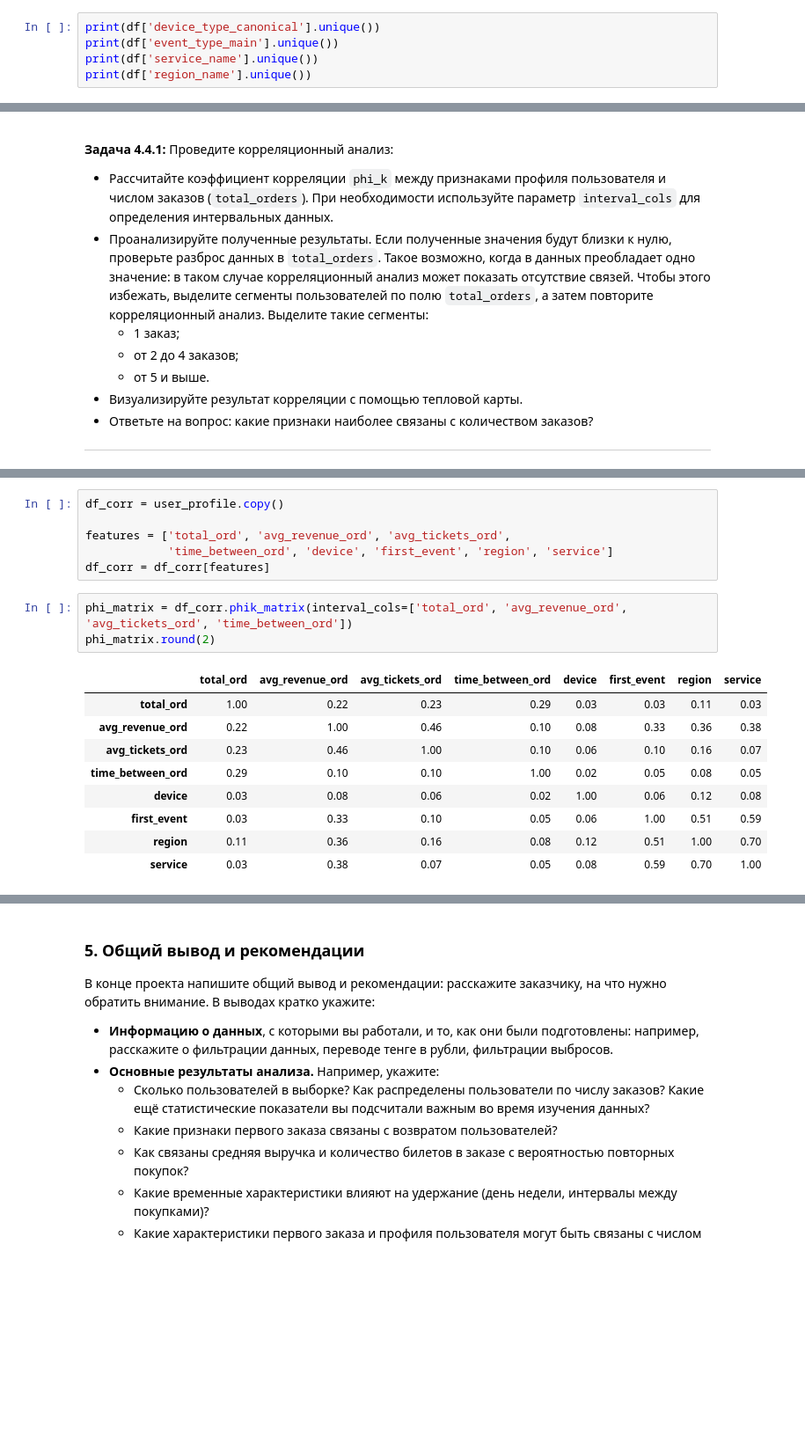
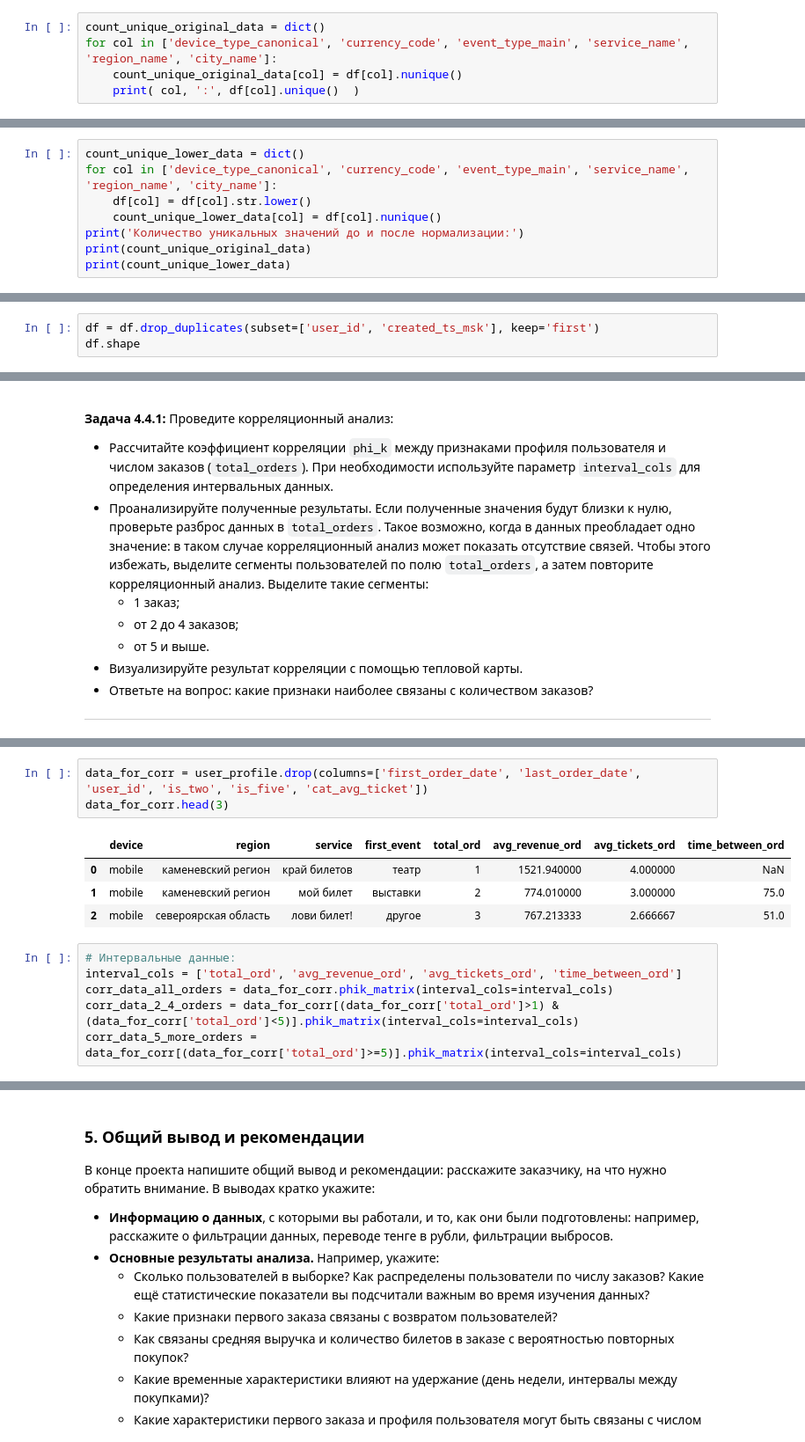
Before and after one commit to obitatel/afisha, a Jupyter notebook: Яндекс-Афиша_исследование_Юнгеров.ipynb, the cells around one changed output, grey strips where cells are left out. Shown at 88% size. Drawn from its saved outputs; the diff is of its cells as text; blank space fills up the shorter version.

```diff
--- a/Яндекс-Афиша_исследование_Юнгеров.ipynb
+++ b/Яндекс-Афиша_исследование_Юнгеров.ipynb
@@ -359,8 +466,8 @@ df[['device_type_canonical','currency_code','event_type_main']] = df[['device_ty
 # %% [markdown]
 Далее проработаем нормализацию.
 # %%
-print(df['device_type_canonical'].unique())
-print(df['event_type_main'].unique())
-print(df['service_name'].unique())
-print(df['region_name'].unique())
+count_unique_original_data = dict()
+for col in ['device_type_canonical', 'currency_code', 'event_type_main', 'service_name', 'region_name', 'city_name']:
+    count_unique_original_data[col] = df[col].nunique()
+    print( col, ':', df[col].unique()  )
 # %% [output]
@@ -385,0 +491,8 @@ Length: 81, dtype: str
+# %%
+count_unique_lower_data = dict()
+for col in ['device_type_canonical', 'currency_code', 'event_type_main', 'service_name', 'region_name', 'city_name']:
+    df[col] = df[col].str.lower()
+    count_unique_lower_data[col] = df[col].nunique()
+print('Количество уникальных значений до и после нормализации:')
+print(count_unique_original_data)
+print(count_unique_lower_data)
@@ -385,0 +523,3 @@ Length: 81, dtype: str
+# %%
+df = df.drop_duplicates(subset=['user_id', 'created_ts_msk'], keep='first')
+df.shape
@@ -1624,20 +2062,15 @@ plt.show()
 # %%
-df_corr = user_profile.copy()
-
-features = ['total_ord', 'avg_revenue_ord', 'avg_tickets_ord',
-            'time_between_ord', 'device', 'first_event', 'region', 'service']
-df_corr = df_corr[features]
+data_for_corr = user_profile.drop(columns=['first_order_date', 'last_order_date', 'user_id', 'is_two', 'is_five', 'cat_avg_ticket'])
+data_for_corr.head(3)
+# %% [output]
+|  | device | region | service | first_event | total_ord | avg_revenue_ord | avg_tickets_ord | time_between_ord |
+| 0 | mobile | каменевский регион | край билетов | театр | 1 | 1521.940000 | 4.000000 | NaN |
+| 1 | mobile | каменевский регион | мой билет | выставки | 2 | 774.010000 | 3.000000 | 75.0 |
+| 2 | mobile | североярская область | лови билет! | другое | 3 | 767.213333 | 2.666667 | 51.0 |
 # %%
-phi_matrix = df_corr.phik_matrix(interval_cols=['total_ord', 'avg_revenue_ord', 'avg_tickets_ord', 'time_between_ord'])
-phi_matrix.round(2)
+# Интервальные данные:
+interval_cols = ['total_ord', 'avg_revenue_ord', 'avg_tickets_ord', 'time_between_ord']
+corr_data_all_orders = data_for_corr.phik_matrix(interval_cols=interval_cols)
+corr_data_2_4_orders = data_for_corr[(data_for_corr['total_ord']>1) & (data_for_corr['total_ord']<5)].phik_matrix(interval_cols=interval_cols)
+corr_data_5_more_orders = data_for_corr[(data_for_corr['total_ord']>=5)].phik_matrix(interval_cols=interval_cols)
-# %% [output]
-|  | total_ord | avg_revenue_ord | avg_tickets_ord | time_between_ord | device | first_event | region | service |
-| total_ord | 1.00 | 0.22 | 0.23 | 0.29 | 0.03 | 0.03 | 0.11 | 0.03 |
-| avg_revenue_ord | 0.22 | 1.00 | 0.46 | 0.10 | 0.08 | 0.33 | 0.36 | 0.38 |
-| avg_tickets_ord | 0.23 | 0.46 | 1.00 | 0.10 | 0.06 | 0.10 | 0.16 | 0.07 |
-| time_between_ord | 0.29 | 0.10 | 0.10 | 1.00 | 0.02 | 0.05 | 0.08 | 0.05 |
-| device | 0.03 | 0.08 | 0.06 | 0.02 | 1.00 | 0.06 | 0.12 | 0.08 |
-| first_event | 0.03 | 0.33 | 0.10 | 0.05 | 0.06 | 1.00 | 0.51 | 0.59 |
-| region | 0.11 | 0.36 | 0.16 | 0.08 | 0.12 | 0.51 | 1.00 | 0.70 |
-| service | 0.03 | 0.38 | 0.07 | 0.05 | 0.08 | 0.59 | 0.70 | 1.00 |
 # %%
```
Also changed, not shown: parts of 56 cells of this notebook, 1 other file.
